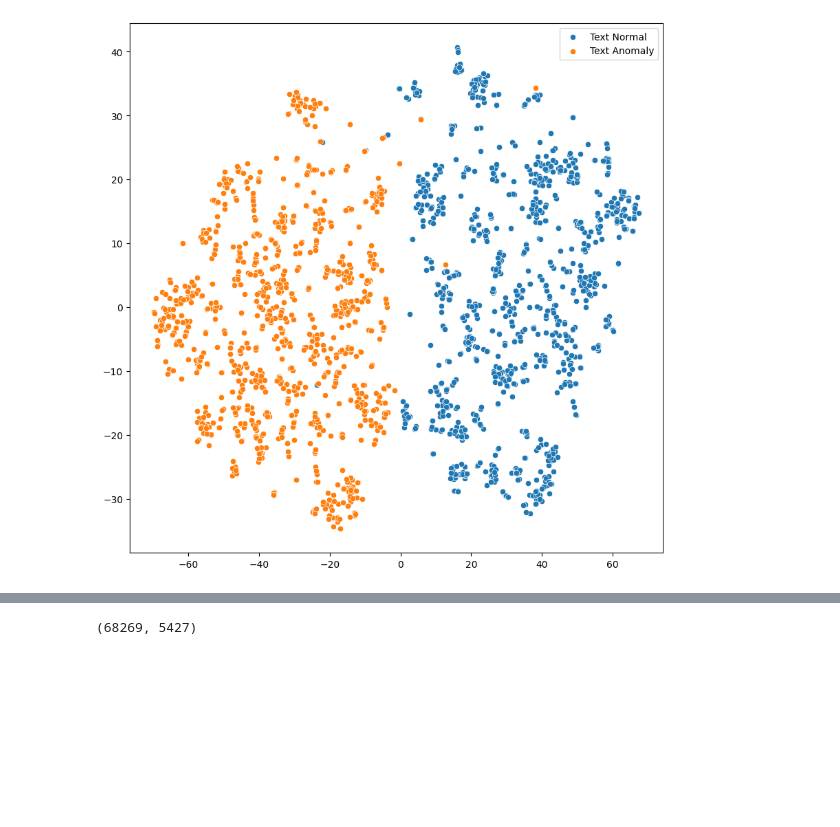
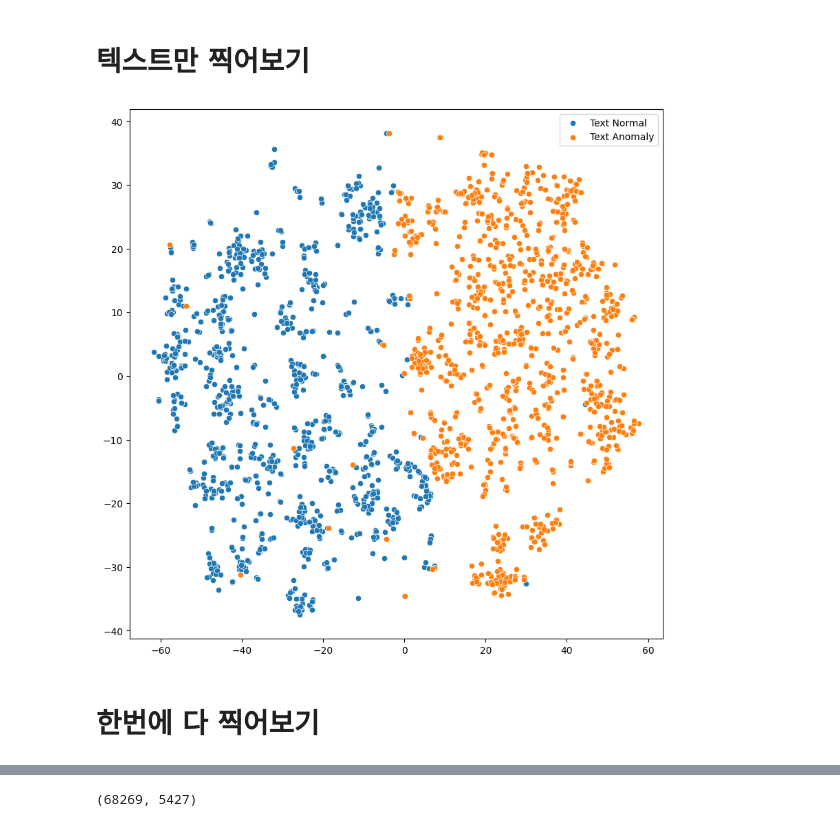
Before and after one commit to Haawron/agent-based-vad, a Jupyter notebook: notebooks/embeddings_visualized.ipynb, the cells around one changed output, grey strips where cells are left out. Saved outputs shown, nothing was run; the diff lists cells and outputs as text; code cells hidden in the pictures; blank space fills up the shorter version.

```diff
--- a/notebooks/embeddings_visualized.ipynb
+++ b/notebooks/embeddings_visualized.ipynb
@@ -14,3 +15,18 @@ from helper import df_ann_test, sr_num_frames_test
 from pathlib import Path
 
 from tqdm.auto import tqdm, trange
+# %%
+model_name = 'google-siglip-so400m-patch14-384'
+p_embedding_text_normal = Path(f'/code/output/psuedo-captions/gpt-4o/00-rich-context/embeddings/{model_name}/embs_normal.pt')
+p_embedding_text_anomaly = Path(f'/code/output/psuedo-captions/gpt-4o/00-rich-context/embeddings/{model_name}/embs_anomalous.pt')
+emb_dict_norm = torch.load(p_embedding_text_normal, weights_only=True)
+emb_dict_anom = torch.load(p_embedding_text_anomaly, weights_only=True)
+z_txt_norm = emb_dict_norm['embeddings'].numpy()
+z_txt_anom = emb_dict_anom['embeddings'].numpy()
+z_cat_anom = emb_dict_anom['category_embeddings'].numpy()
+caps_norm = np.array(emb_dict_norm['texts'])
+caps_anom = np.array(emb_dict_anom['texts'])
+caps = np.concatenate((caps_norm, caps_anom), axis=0)
+cats_anom = np.array(emb_dict_anom['categories'])
+# %%
+N = 1000  # number of samples to plot
@@ -17,3 +79,22 @@ from tqdm.auto import tqdm, trange
+# %% [markdown]
+# 텍스트만 찍어보기
+# %%
+np.random.seed(0)
+tsne = TSNE(n_components=2, perplexity=30, max_iter=1000, init='pca', metric='cosine')
+e = np.concatenate([
+    z_txt_norm[:N],
+    z_txt_anom[:N]], axis=0)
+ee = tsne.fit_transform(e)
+
+plt.figure(figsize=(10, 10))
+sns.scatterplot(x=ee[:N, 0], y=ee[:N, 1], label='Text Normal')
+sns.scatterplot(x=ee[N:, 0], y=ee[N:, 1], label='Text Anomaly')
+plt.legend()
+plt.show()
+# %% [output]
+[figure, added]
+# %% [markdown]
+# 한번에 다 찍어보기
 # %%
 # 비디오
 # Normal 비디오의 아무 세그먼트
@@ -33,18 +106,0 @@ embeddings_text_anomaly = embeddings_text_anomaly[:1000]
-# %%
-np.random.seed(0)
-tsne = TSNE(n_components=2, perplexity=30, max_iter=1000, init='pca', metric='cosine')
-e = np.concatenate([
-    embeddings_text_normal,
-    embeddings_text_anomaly], axis=0)
-ee = tsne.fit_transform(e)
-
-a, b = len(embeddings_text_normal), len(embeddings_text_anomaly)
-bdds = [a, a+b]
-
-plt.figure(figsize=(10, 10))
-sns.scatterplot(x=ee[:bdds[0], 0], y=ee[:bdds[0], 1], label='Text Normal')
-sns.scatterplot(x=ee[bdds[0]:bdds[1], 0], y=ee[bdds[0]:bdds[1], 1], label='Text Anomaly')
-plt.legend()
-plt.show()
-# %% [output]
-[figure, removed]
```
Also changed, not shown: parts of 30 cells of this notebook, 9 other files.
